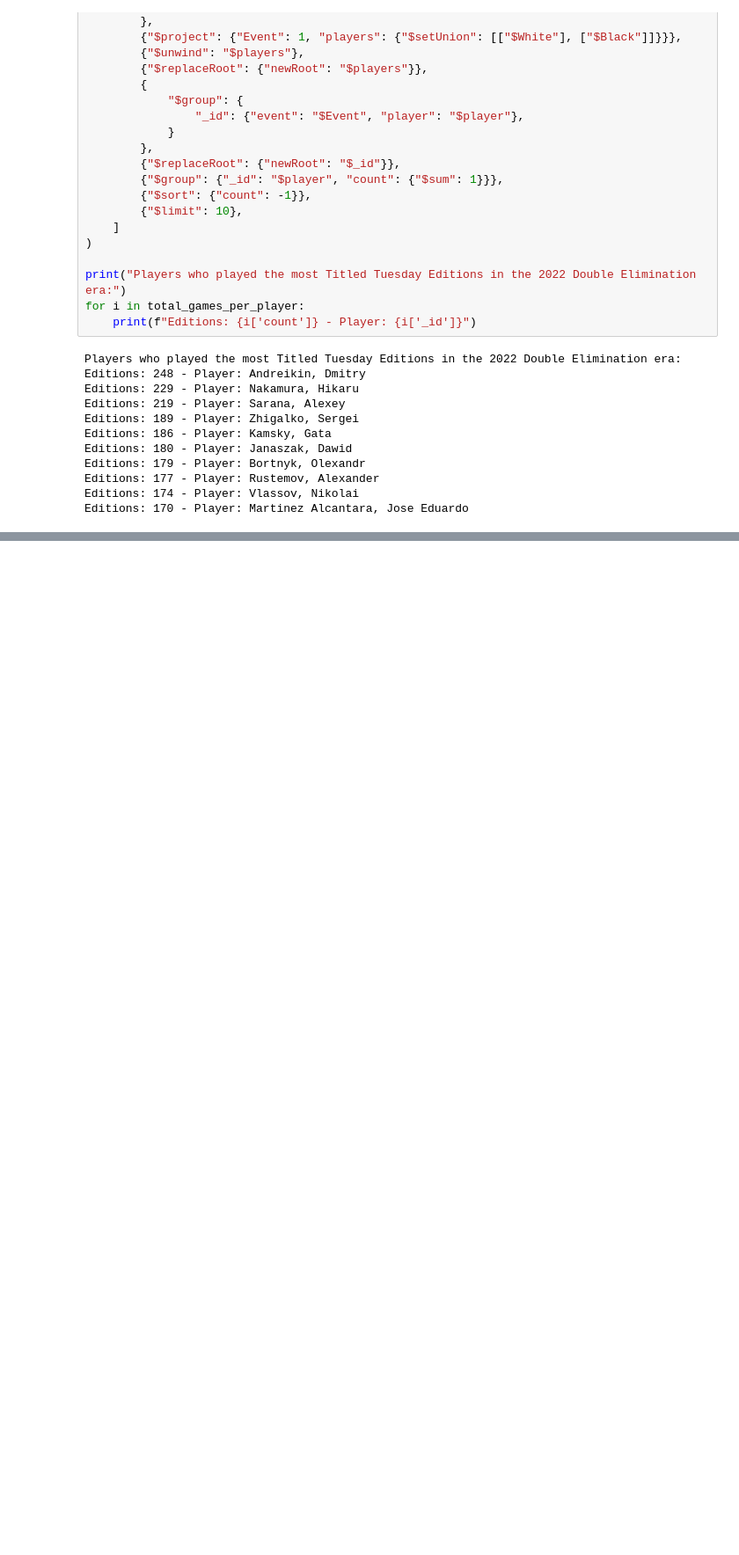
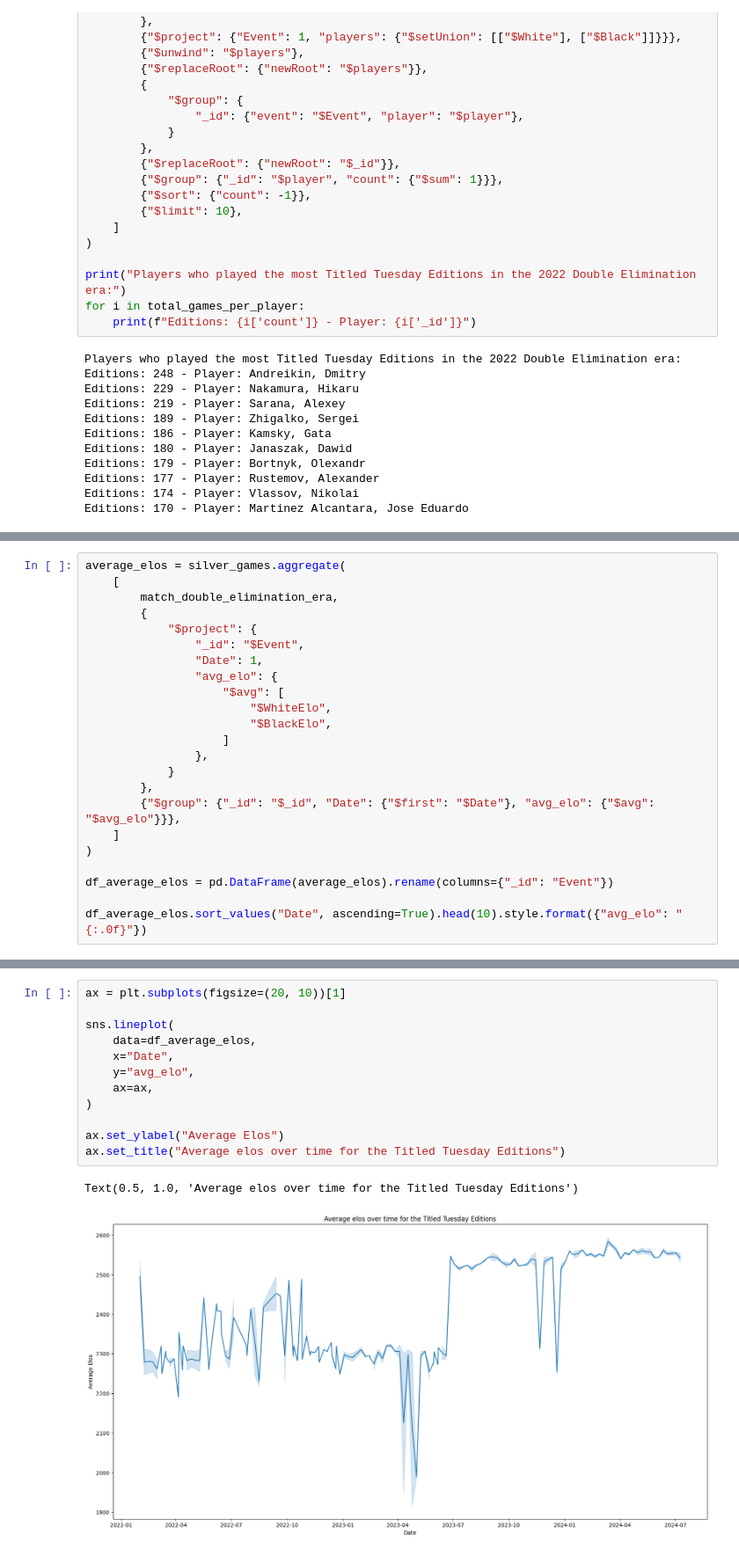
Before and after one commit to krugergui/Chess_Analysis_Titled_Tuesday, a Jupyter notebook: src/notebooks/data_exploration.ipynb, the cells around one changed output, grey strips where cells are left out. Shown: that part at 88% size. Saved outputs shown, nothing was run; the diff lists cells and outputs as text; blank space fills up the shorter version.

Commit message:
Added average elos over time and which side has the biggest advantage

```diff
--- a/src/notebooks/data_exploration.ipynb
+++ b/src/notebooks/data_exploration.ipynb
@@ -348,0 +411,23 @@ Editions: 170 - Player: Martinez Alcantara, Jose Eduardo
+# %%
+average_elos = silver_games.aggregate(
+    [
+        match_double_elimination_era,
+        {
+            "$project": {
+                "_id": "$Event",
+                "Date": 1,
+                "avg_elo": {
+                    "$avg": [
+                        "$WhiteElo",
+                        "$BlackElo",
+                    ]
+                },
+            }
+        },
+        {"$group": {"_id": "$_id", "Date": {"$first": "$Date"}, "avg_elo": {"$avg": "$avg_elo"}}},
+    ]
+)
+
+df_average_elos = pd.DataFrame(average_elos).rename(columns={"_id": "Event"})
+
+df_average_elos.sort_values("Date", ascending=True).head(10).style.format({"avg_elo": "{:.0f}"})
@@ -348,0 +452,15 @@ Editions: 170 - Player: Martinez Alcantara, Jose Eduardo
+# %%
+ax = plt.subplots(figsize=(20, 10))[1]
+
+sns.lineplot(
+    data=df_average_elos,
+    x="Date",
+    y="avg_elo",
+    ax=ax,
+)
+
+ax.set_ylabel("Average Elos")
+ax.set_title("Average elos over time for the Titled Tuesday Editions")
+# %% [output]
+Text(0.5, 1.0, 'Average elos over time for the Titled Tuesday Editions')
+[figure, added]
```
Also changed, not shown: parts of 12 cells of this notebook.
